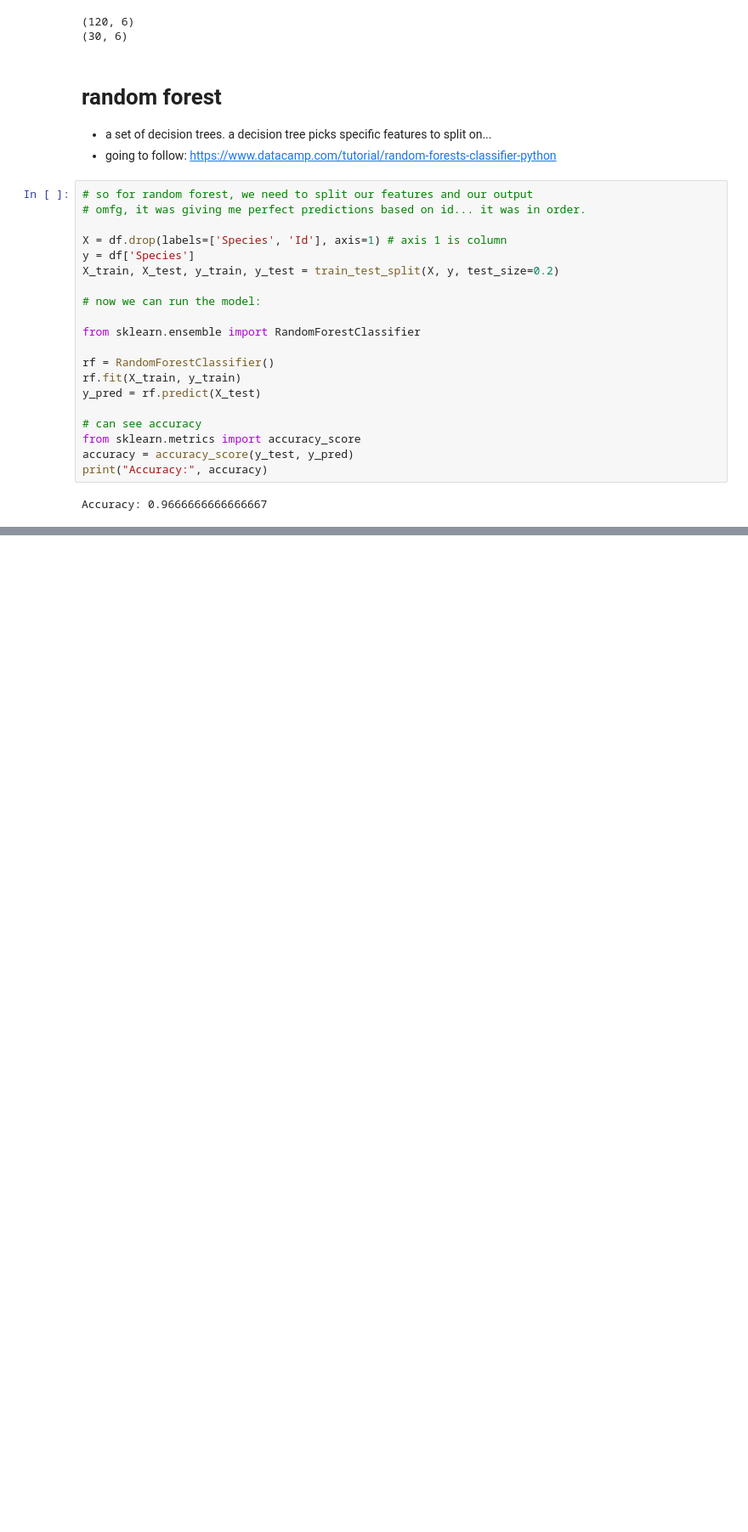
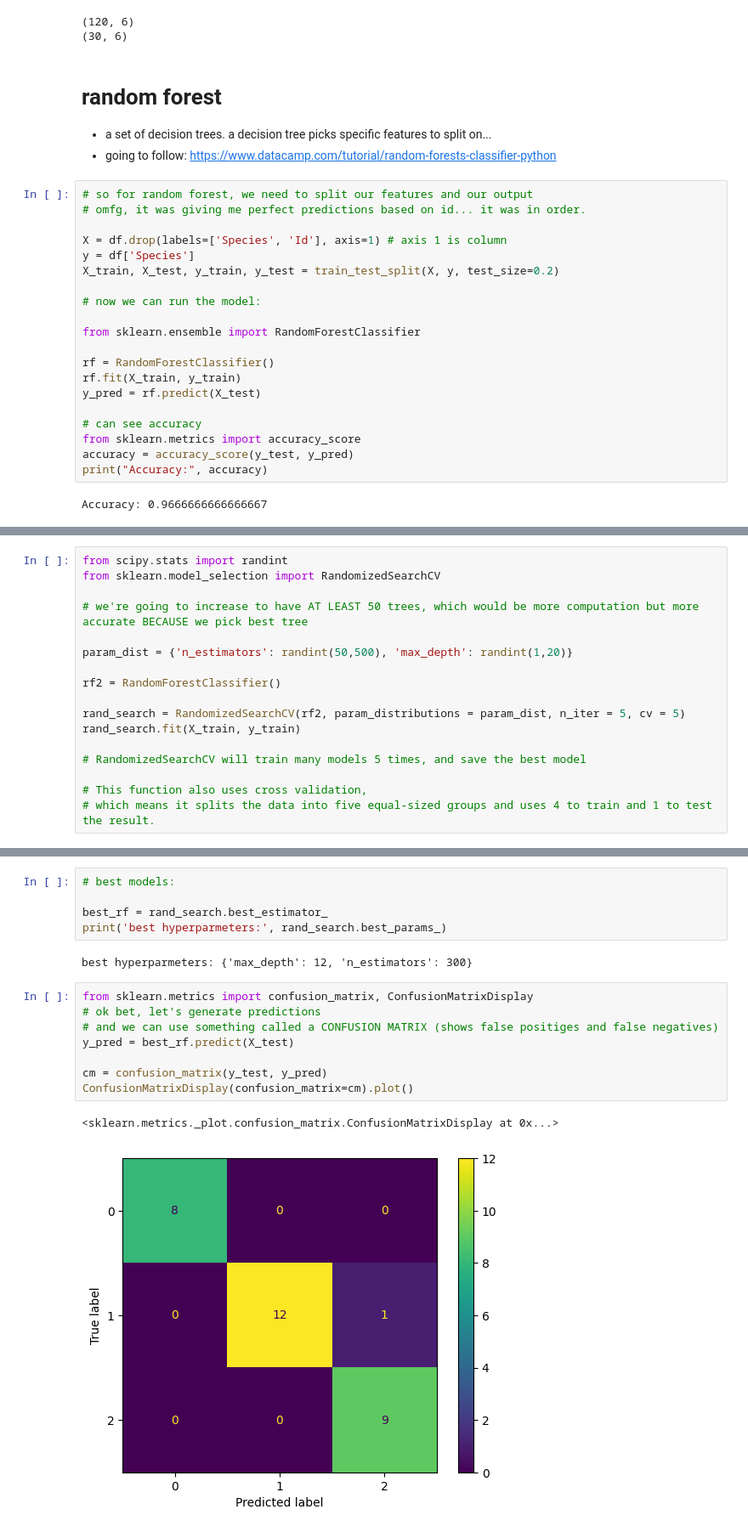
Before and after one commit to angeladai1/ai-exploration, a Jupyter notebook: iris.ipynb, the cells around one changed output, grey strips where cells are left out. Shown at 85% size. Saved outputs shown, nothing was run; the diff lists cells and outputs as text; blank space fills up the shorter version.

Commit message:
finish random forest classification

```diff
--- a/iris.ipynb
+++ b/iris.ipynb
@@ -213,0 +239,17 @@ Accuracy: 0.9666666666666667
+# %%
+from scipy.stats import randint
+from sklearn.model_selection import RandomizedSearchCV
+
+# we're going to increase to have AT LEAST 50 trees, which would be more computation but more accurate BECAUSE we pick best tree
+
+param_dist = {'n_estimators': randint(50,500), 'max_depth': randint(1,20)}
+
+rf2 = RandomForestClassifier()
+
+rand_search = RandomizedSearchCV(rf2, param_distributions = param_dist, n_iter = 5, cv = 5)
+rand_search.fit(X_train, y_train)
+
+# RandomizedSearchCV will train many models 5 times, and save the best model
+
+# This function also uses cross validation,
+# which means it splits the data into five equal-sized groups and uses 4 to train and 1 to test the result.
@@ -213,0 +260,18 @@ Accuracy: 0.9666666666666667
+# %%
+# best models:
+
+best_rf = rand_search.best_estimator_
+print('best hyperparmeters:', rand_search.best_params_)
+# %% [output]
+best hyperparmeters: {'max_depth': 12, 'n_estimators': 300}
+# %%
+from sklearn.metrics import confusion_matrix, ConfusionMatrixDisplay
+# ok bet, let's generate predictions
+# and we can use something called a CONFUSION MATRIX (shows false positiges and false negatives)
+y_pred = best_rf.predict(X_test)
+
+cm = confusion_matrix(y_test, y_pred)
+ConfusionMatrixDisplay(confusion_matrix=cm).plot()
+# %% [output]
+<sklearn.metrics._plot.confusion_matrix.ConfusionMatrixDisplay at 0x...>
+[figure, added]
```
Also changed, not shown: parts of 5 cells of this notebook.
